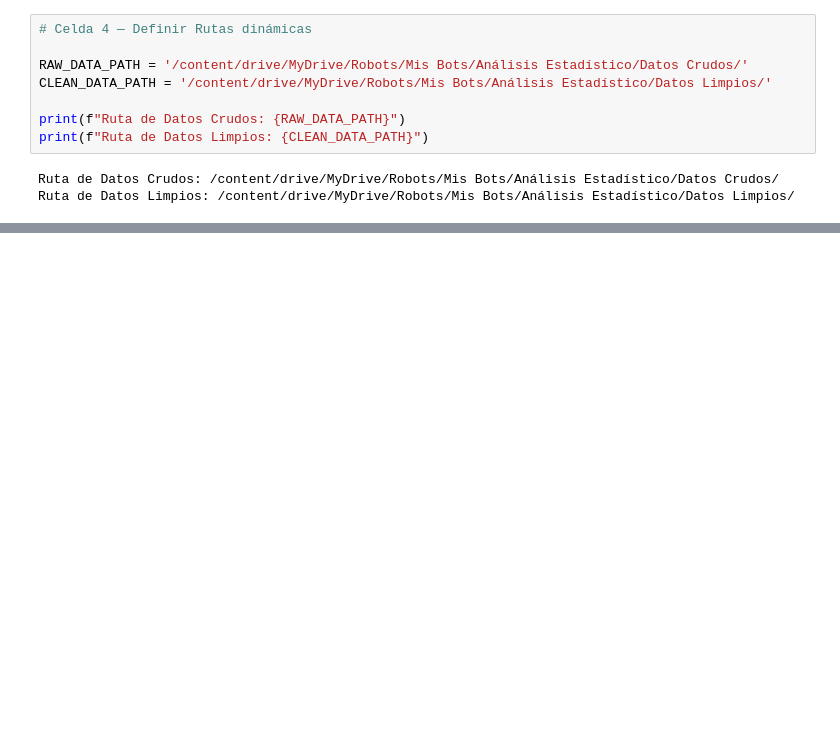
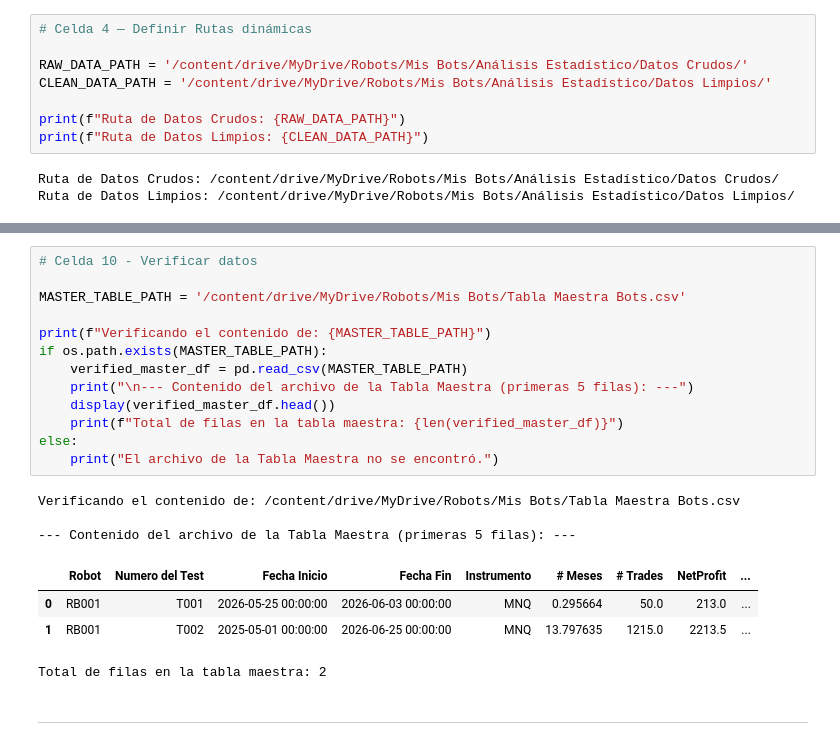
Before and after one commit to MarceCorreal2/Robots-NT, a Jupyter notebook: Procesamiento_Indicadores_Backtest.ipynb, the cells around one changed output, grey strips where cells are left out. Cells and saved outputs as stored; diff of their text form; blank space fills up the shorter version.

```diff
--- a/Procesamiento_Indicadores_Backtest.ipynb
+++ b/Procesamiento_Indicadores_Backtest.ipynb
@@ -551 +562,24 @@ Cargando tabla maestra desde: /content/drive/MyDrive/Robots/Mis Bots/Tabla Maest
 Tabla maestra actualizada y guardada en: /content/drive/MyDrive/Robots/Mis Bots/Tabla Maestra Bots.csv
+# %%
+# Celda 10 - Verificar datos
+
+MASTER_TABLE_PATH = '/content/drive/MyDrive/Robots/Mis Bots/Tabla Maestra Bots.csv'
+
+print(f"Verificando el contenido de: {MASTER_TABLE_PATH}")
+if os.path.exists(MASTER_TABLE_PATH):
+    verified_master_df = pd.read_csv(MASTER_TABLE_PATH)
+    print("\n--- Contenido del archivo de la Tabla Maestra (primeras 5 filas): ---")
+    display(verified_master_df.head())
+    print(f"Total de filas en la tabla maestra: {len(verified_master_df)}")
+else:
+    print("El archivo de la Tabla Maestra no se encontró.")
+# %% [output]
+Verificando el contenido de: /content/drive/MyDrive/Robots/Mis Bots/Tabla Maestra Bots.csv
+
+--- Contenido del archivo de la Tabla Maestra (primeras 5 filas): ---
+|  | Robot | Numero del Test | Fecha Inicio | Fecha Fin | Instrumento | # Meses | # Trades | NetProfit | ... |
+| 0 | RB001 | T001 | 2026-05-25 00:00:00 | 2026-06-03 00:00:00 | MNQ | 0.295664 | 50.0 | 213.0 | ... |
+| 1 | RB001 | T002 | 2025-05-01 00:00:00 | 2026-06-25 00:00:00 | MNQ | 13.797635 | 1215.0 | 2213.5 | ... |
+Total de filas en la tabla maestra: 2
+# %% [markdown]
+---
```
Also changed, not shown: parts of 6 cells of this notebook.
